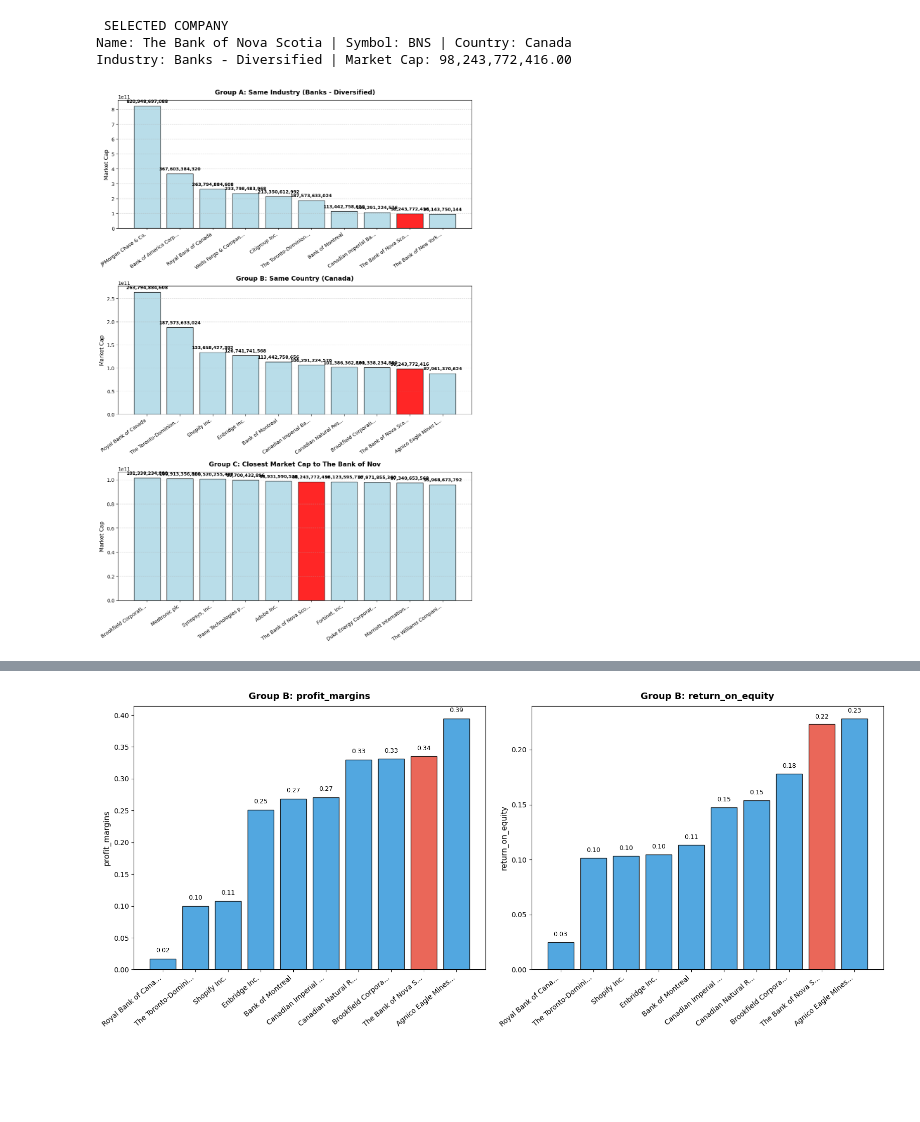
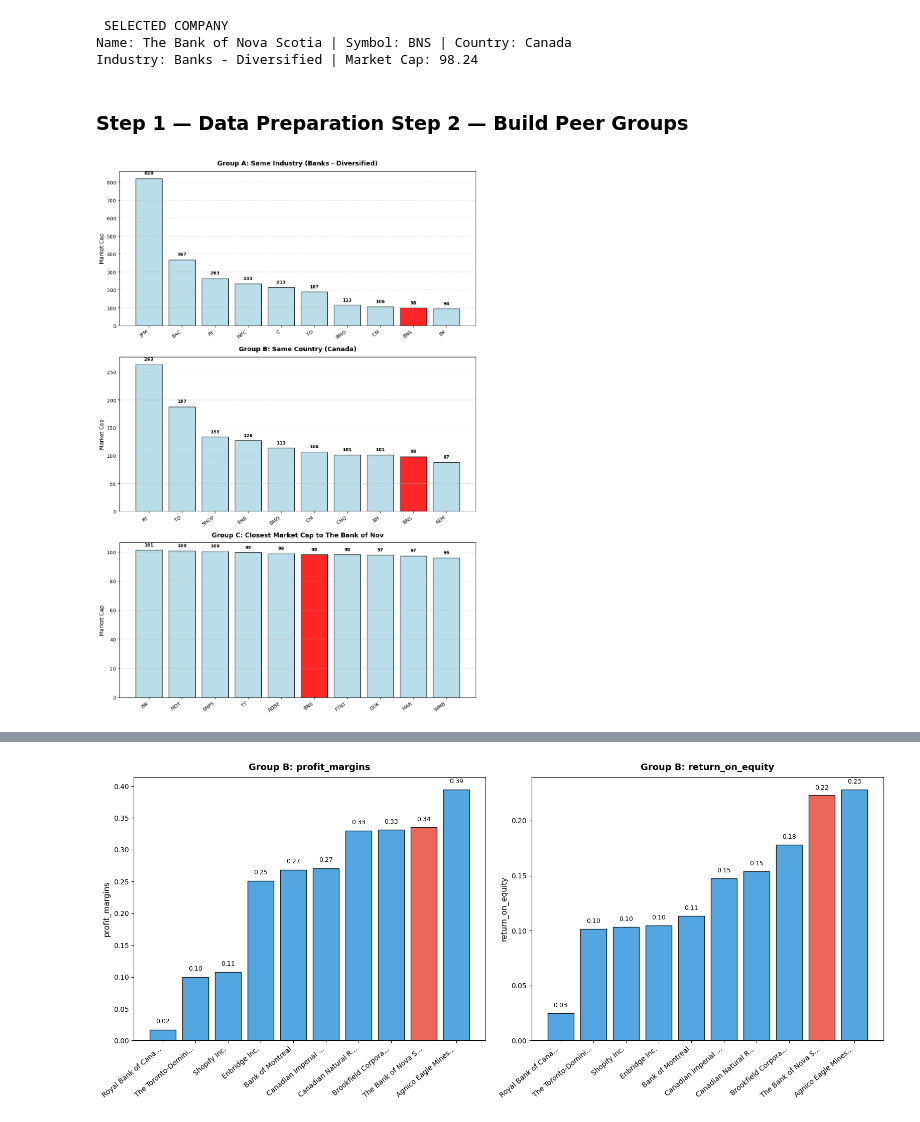
Before and after one commit to rebeccaminissale/BDA_2026, a Jupyter notebook: homework_2/homework2_solved.ipynb, the cells around one changed output, grey strips where cells are left out. Cells and saved outputs as stored; diff of their text form; code cells hidden in the pictures; blank space fills up the shorter version.

```diff
--- a/homework_2/homework2_solved.ipynb
+++ b/homework_2/homework2_solved.ipynb
@@ -55,76 +70,78 @@ Cleaned investment: (2872, 31)
+# %%
+canada_companies = df[df['country'] == 'Canada']
+
+if canada_companies.empty:
+    raise ValueError("No companies for country: Canada in the Dataset")
+
+selected_company = canada_companies[canada_companies['company_name'] == 'The Bank of Nova Scotia'].iloc[0]
+
+selected_name = selected_company['company_name']
+selected_symbol = selected_company['symbol']
+selected_industry = selected_company['industry']
+selected_country = selected_company['country']
+selected_marketcap = selected_company['market_cap_b']
+
+print(" SELECTED COMPANY ")
+print(f"Name: {selected_name} | Symbol: {selected_symbol} | Country: {selected_country}")
+print(f"Industry: {selected_industry} | Market Cap: {selected_marketcap:,.2f}\n")
+# %% [output]
+ SELECTED COMPANY
+Name: The Bank of Nova Scotia | Symbol: BNS | Country: Canada
+Industry: Banks - Diversified | Market Cap: 98.24
+# %% [markdown]
+### Step 1  —  Data Preparation   Step 2  —  Build Peer Groups
 # %%
-canada_companies = df[df['country'] == 'Canada']
-if canada_companies.empty:
-    raise ValueError("Non ci sono aziende con country='Canada' nel DataFrame!")
-
-selected_company = canada_companies[canada_companies['company_name'] == 'The Bank of Nova Scotia'].iloc[0]
-
-selected_name = selected_company['company_name']
-selected_industry = selected_company['industry']
-selected_country = selected_company['country']
-selected_marketcap = selected_company['market_cap']
-
-print(f" SELECTED COMPANY ")
-print(f"Name: {selected_name} | Symbol: {selected_company['symbol']} | Country: {selected_country}")
-print(f"Industry: {selected_industry} | Market Cap: {selected_marketcap:,.2f}\n")
-
-
-group_a_all = df[df['industry'] == selected_industry].sort_values(by='market_cap', ascending=False)
+group_a_all = df[df['industry'] == selected_industry].sort_values(by='market_cap_b', ascending=False)
 group_a_top10 = group_a_all.head(10)
 
 if selected_name not in group_a_top10['company_name'].values:
     group_a = pd.concat([group_a_top10, pd.DataFrame([selected_company])])
 else:
     group_a = group_a_top10
-group_a = group_a.sort_values(by='market_cap', ascending=False)
 
+group_a = group_a.sort_values(by='market_cap_b', ascending=False)
 
-
-group_b_all = df[df['country'] == selected_country].sort_values(by='market_cap', ascending=False)
+group_b_all = df[df['country'] == selected_country].sort_values(by='market_cap_b', ascending=False)
 group_b_top10 = group_b_all.head(10)
 
 if selected_name not in group_b_top10['company_name'].values:
     group_b = pd.concat([group_b_top10, pd.DataFrame([selected_company])])
 else:
     group_b = group_b_top10
-group_b = group_b.sort_values(by='market_cap', ascending=False)
-
+group_b = group_b.sort_values(by='market_cap_b', ascending=False)
 
 group_c_c = df.copy()
-group_c_c['market_cap_diff'] = (group_c_c['market_cap'] - selected_marketcap).abs()
-group_c = group_c_c.sort_values(by='market_cap_diff').head(10).sort_values(by='market_cap', ascending=False)
+group_c_c['market_cap_diff'] = (group_c_c['market_cap_b'] - selected_marketcap).abs()
+group_c = group_c_c.sort_values(by='market_cap_diff').head(10).sort_values(by='market_cap_b', ascending=False)
 
 
 fig, axes = plt.subplots(3, 1, figsize=(11, 16))
 
 def plot_group(ax, group_df, title):
     colors = ['red' if x == selected_name else 'lightblue' for x in group_df['company_name']]
 
-    bars = ax.bar(group_df['company_name'], group_df['market_cap'], color=colors, edgecolor='black', alpha=0.85)
+    bars = ax.bar(group_df['company_name'], group_df['market_cap_b'], color=colors, edgecolor='black', alpha=0.85)
 
     ax.set_title(title, fontsize=13, fontweight='bold', pad=12)
     ax.set_ylabel('Market Cap', fontsize=11)
 
-    labels = [name[:20] + '...' if len(name) > 20 else name for name in group_df['company_name']]
+    labels = [name[:20] + '...' if len(name) > 20 else name for name in group_df['symbol']]
     ax.set_xticks(range(len(labels)))
     ax.set_xticklabels(labels, rotation=35, ha='right', fontsize=10)
 
     ax.grid(axis='y', linestyle='--', alpha=0.5)
 
     for bar in bars:
         yval = bar.get_height()
-        offset = group_df['market_cap'].max() * 0.02
+        offset = group_df['market_cap_b'].max() * 0.02
         ax.text(bar.get_x() + bar.get_width()/2, yval + offset, f"{int(yval):,}",
                 ha='center', va='bottom', fontsize=9, fontweight='bold')
 
 plot_group(axes[0], group_a, f"Group A: Same Industry ({selected_industry})")
 plot_group(axes[1], group_b, f"Group B: Same Country ({selected_country})")
 plot_group(axes[2], group_c, f"Group C: Closest Market Cap to {selected_name[:15]}")
 
 plt.tight_layout()
 plt.show()
 # %% [output]
- SELECTED COMPANY
-Name: The Bank of Nova Scotia | Symbol: BNS | Country: Canada
-Industry: Banks - Diversified | Market Cap: 98,243,772,416.00
-[figure, old version]
+[figure, new version]
```
Also changed, not shown: parts of 21 cells of this notebook.
